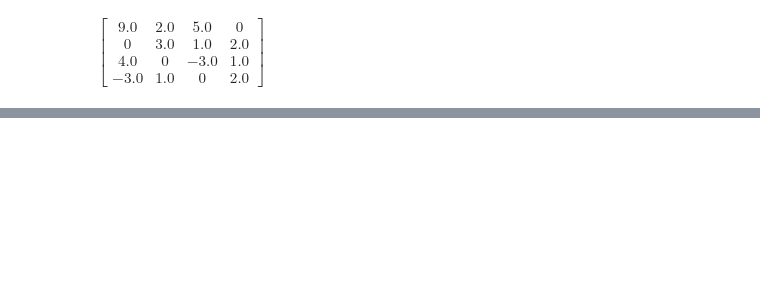
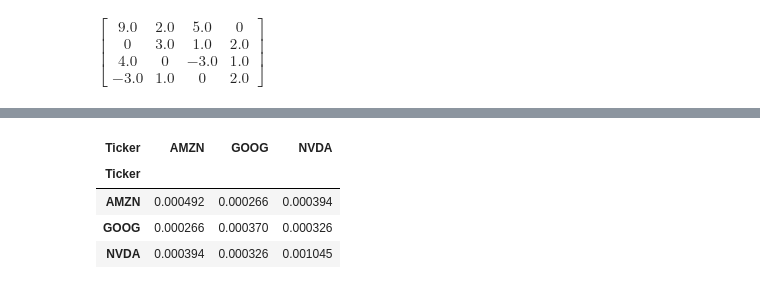
Before and after one commit to rkrishnavedic/scientific-computing-for-finance, a Jupyter notebook: Lecture Notes/Lecture02.ipynb, the cells around one changed output, grey strips where cells are left out. Saved outputs shown, nothing was run; the diff lists cells and outputs as text; code cells hidden in the pictures; blank space fills up the shorter version.

```diff
--- a/Lecture Notes/Lecture02.ipynb
+++ b/Lecture Notes/Lecture02.ipynb
@@ -141,0 +335,9 @@ $\displaystyle \left[\begin{matrix}9.0 & 2.0 & 5.0 & 0\\0 & 3.0 & 1.0 & 2.0\\4.0
+# %%
+cov_matrix = log_returns.cov()
+cov_matrix
+# %% [output]
+| Ticker | AMZN | GOOG | NVDA |
+| Ticker |  |  |  |
+| AMZN | 0.000492 | 0.000266 | 0.000394 |
+| GOOG | 0.000266 | 0.000370 | 0.000326 |
+| NVDA | 0.000394 | 0.000326 | 0.001045 |
```
Also changed, not shown: parts of 11 cells of this notebook, 1 other file.
